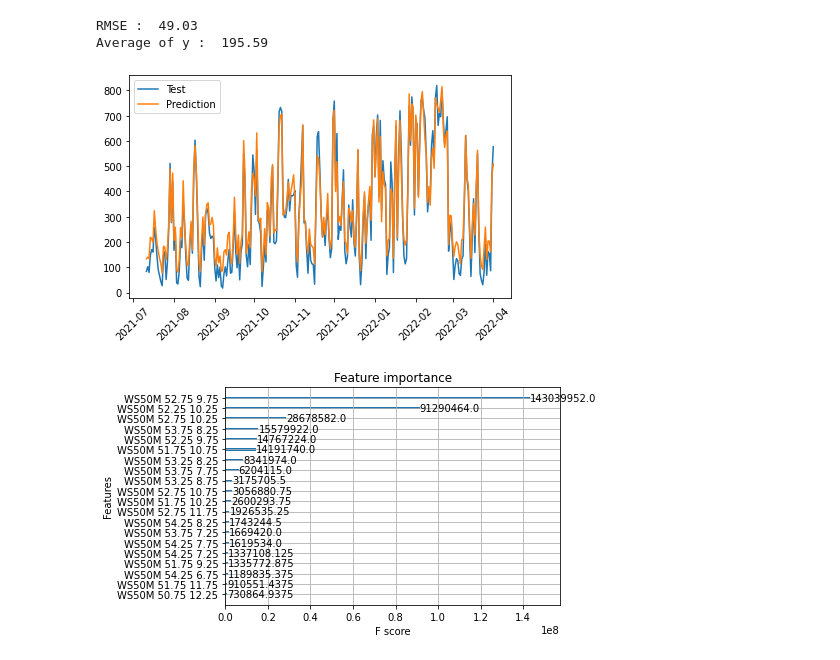
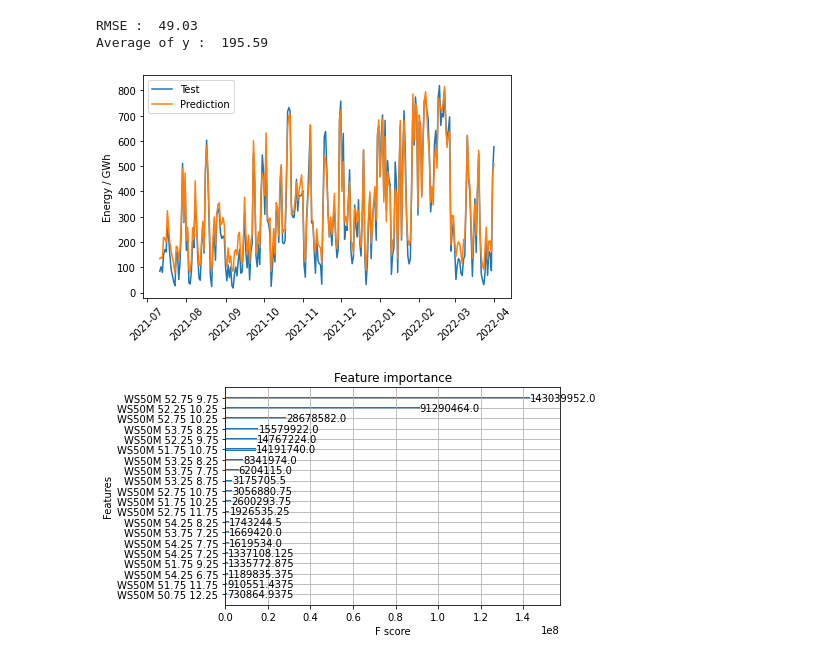
Before and after one commit to niko-nikolay/RenewableEnergyForecastML, a Jupyter notebook: notebooks/learn_data.ipynb, the cells around one changed output. Cells and saved outputs as stored; diff of their text form; code cells hidden in the pictures.

```diff
--- a/notebooks/learn_data.ipynb
+++ b/notebooks/learn_data.ipynb
@@ -445,14 +369,15 @@ Average of y :  195.59
 # %%
 plt.figure()
 
 plt.plot(y_test, label='Test')
 plt.plot(X_test.index, y_predicted, label='Prediction')
 
+plt.ylabel('Energy / GWh')
 plt.xticks(rotation = 45)
 plt.legend()
 plt.tight_layout()
 # %% [output]
-[figure, old version]
+[figure, new version]
 # %%
 ax = xgb.plot_importance(wind_stationary_regressor, max_num_features=20, importance_type='total_gain')
 #ax.set_xscale('log')
```
Also changed, not shown: parts of 13 cells of this notebook, 1 other file.
